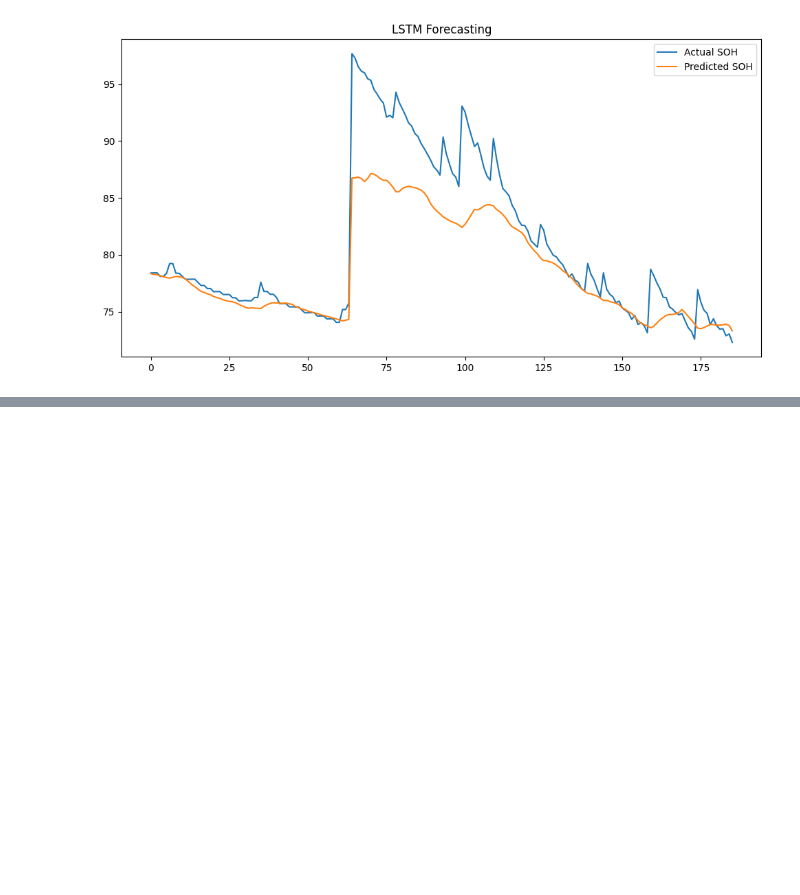
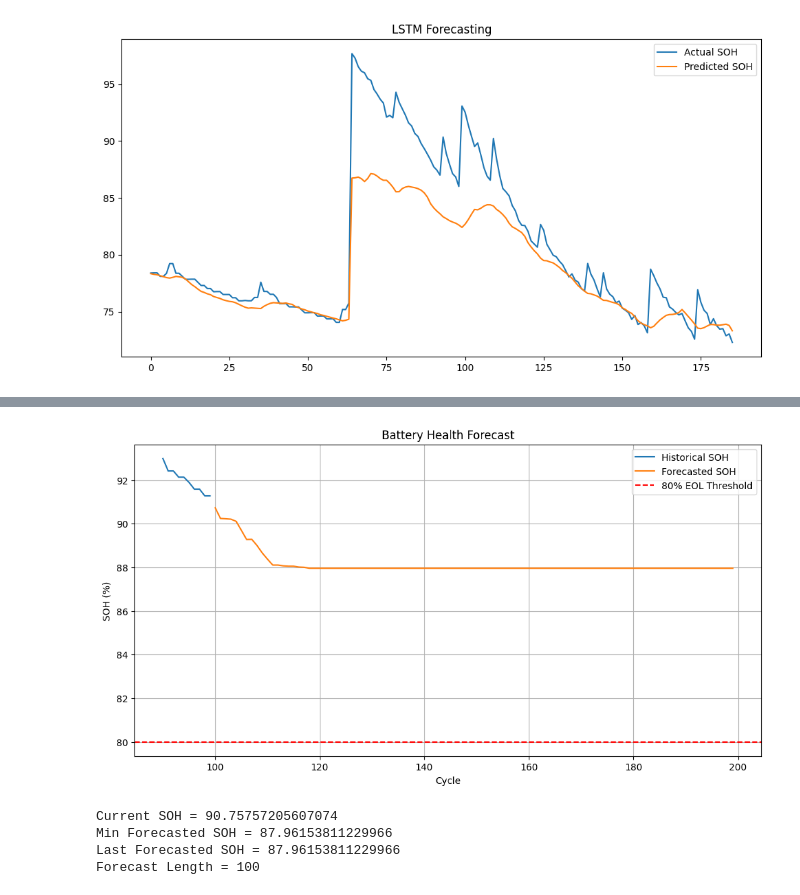
Before and after one commit to PiyushRaj282/EV_Battery, a Jupyter notebook: notebooks/02_Predicting.ipynb, the cells around one changed output, grey strips where cells are left out. Drawn from its saved outputs; the diff is of its cells as text; code cells hidden in the pictures; blank space fills up the shorter version.

```diff
--- a/notebooks/02_Predicting.ipynb
+++ b/notebooks/02_Predicting.ipynb
@@ -921,0 +1105,16 @@ plt.show()
+# %%
+future_capacity = forecast_capacity(
+    model,
+    current_window,
+    n_future=100
+)
+# %%
+initial_capacity = battery_df[
+    "Capacity"
+].iloc[0]
+
+future_soh = (
+    np.array(future_capacity)
+    /
+    initial_capacity
+) * 100
@@ -921,0 +1178,58 @@ plt.show()
+# %%
+import matplotlib.pyplot as plt
+
+current_soh = (
+    battery_df["SOH"]
+    .iloc[current_cycle-10:current_cycle]
+    .values
+)
+
+plt.figure(figsize=(12,6))
+
+plt.plot(
+    range(current_cycle-10,
+          current_cycle),
+    current_soh,
+    label="Historical SOH"
+)
+
+plt.plot(
+    range(current_cycle,
+          current_cycle + len(future_soh)),
+    future_soh,
+    label="Forecasted SOH"
+)
+
+plt.axhline(
+    80,
+    color="red",
+    linestyle="--",
+    label="80% EOL Threshold"
+)
+
+plt.xlabel("Cycle")
+plt.ylabel("SOH (%)")
+
+plt.title(
+    "Battery Health Forecast"
+)
+
+plt.legend()
+plt.grid(True)
+
+plt.show()
+# %% [output]
+[figure, added]
+# %%
+print("Current SOH =", battery_df["SOH"].iloc[current_cycle])
+
+print("Min Forecasted SOH =", future_soh.min())
+
+print("Last Forecasted SOH =", future_soh[-1])
+
+print("Forecast Length =", len(future_soh))
+# %% [output]
+Current SOH = 90.75757205607074
+Min Forecasted SOH = 87.96153811229966
+Last Forecasted SOH = 87.96153811229966
+Forecast Length = 100
```
Also changed, not shown: parts of 22 cells of this notebook, 6 other files.
